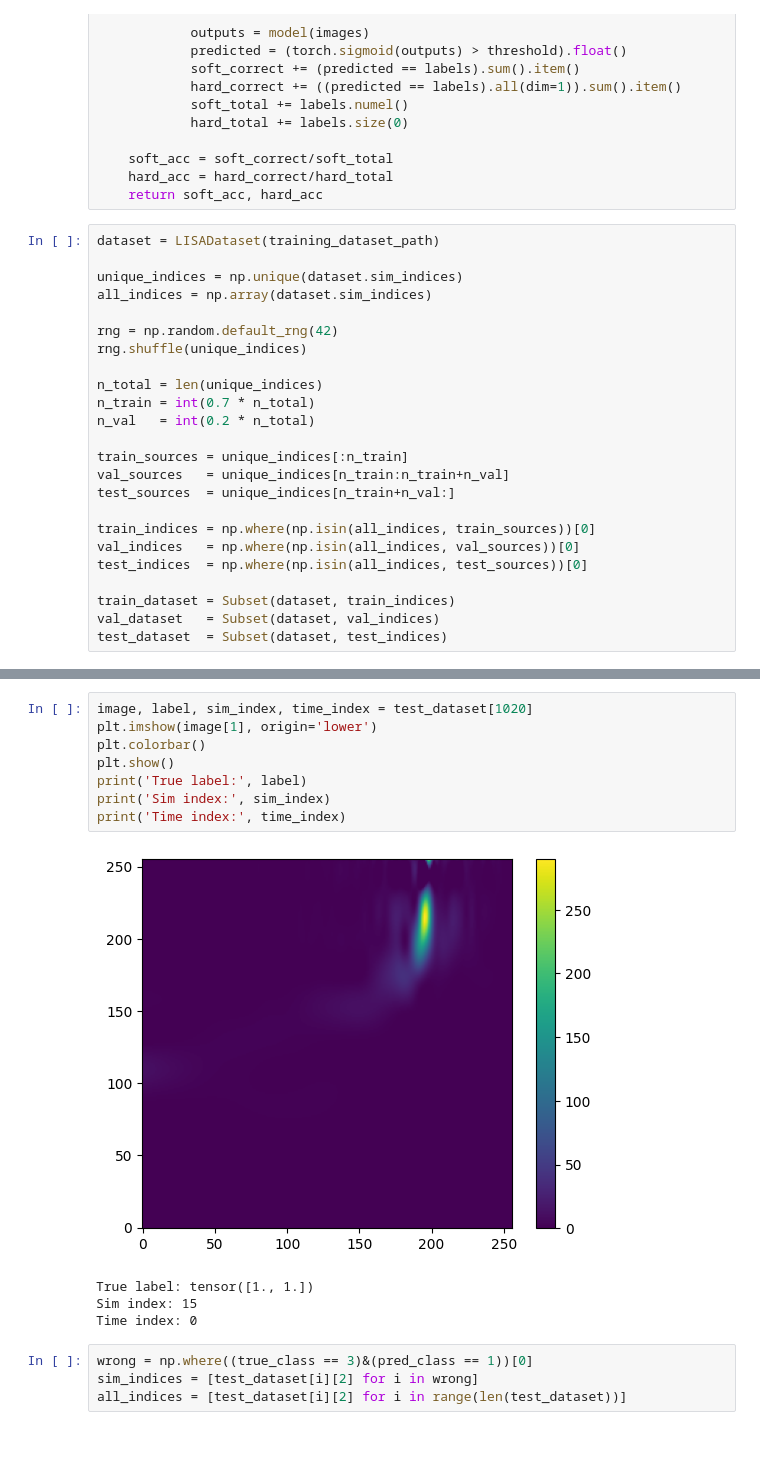
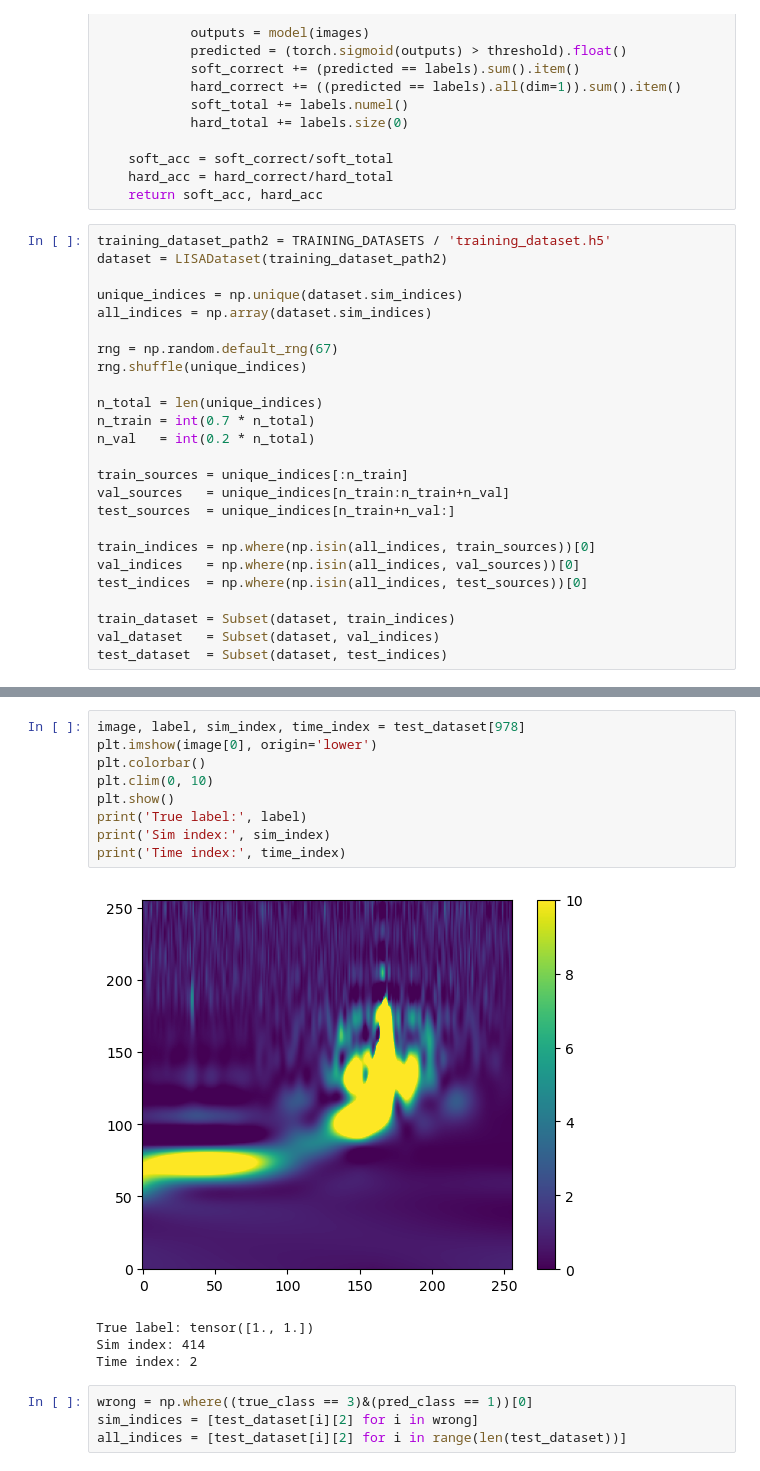
Before and after one commit to AryamannRao/LISAGlitchSignalClassifier, a Jupyter notebook: src/notebooks/model_inference.ipynb, the cells around one changed output, grey strips where cells are left out. Cells and saved outputs as stored; diff of their text form; blank space fills up the shorter version.

```diff
--- a/src/notebooks/model_inference.ipynb
+++ b/src/notebooks/model_inference.ipynb
@@ -104,12 +71,13 @@ def accuracy(model, loader, threshold=0.5):
     hard_acc = hard_correct/hard_total
     return soft_acc, hard_acc
 # %%
-dataset = LISADataset(training_dataset_path)
+training_dataset_path2 = TRAINING_DATASETS / 'training_dataset.h5'
+dataset = LISADataset(training_dataset_path2)
 
 unique_indices = np.unique(dataset.sim_indices)
 all_indices = np.array(dataset.sim_indices)
 
-rng = np.random.default_rng(42)
+rng = np.random.default_rng(67)
 rng.shuffle(unique_indices)
 
 n_total = len(unique_indices)
@@ -195,16 +219,17 @@ array([1010, 1011, 1012, 1013, 1014, 1020, 1021, 1022, 1023, 1024, 1035,
 # %%
-image, label, sim_index, time_index = test_dataset[1020]
-plt.imshow(image[1], origin='lower')
+image, label, sim_index, time_index = test_dataset[978]
+plt.imshow(image[0], origin='lower')
 plt.colorbar()
+plt.clim(0, 10)
 plt.show()
 print('True label:', label)
 print('Sim index:', sim_index)
 print('Time index:', time_index)
 # %% [output]
-[figure, old version]
+[figure, new version]
 True label: tensor([1., 1.])
-Sim index: 15
-Time index: 0
+Sim index: 414
+Time index: 2
 # %%
 wrong = np.where((true_class == 3)&(pred_class == 1))[0]
 sim_indices = [test_dataset[i][2] for i in wrong]
```
Also changed, not shown: parts of 17 cells of this notebook, 16 other files.
